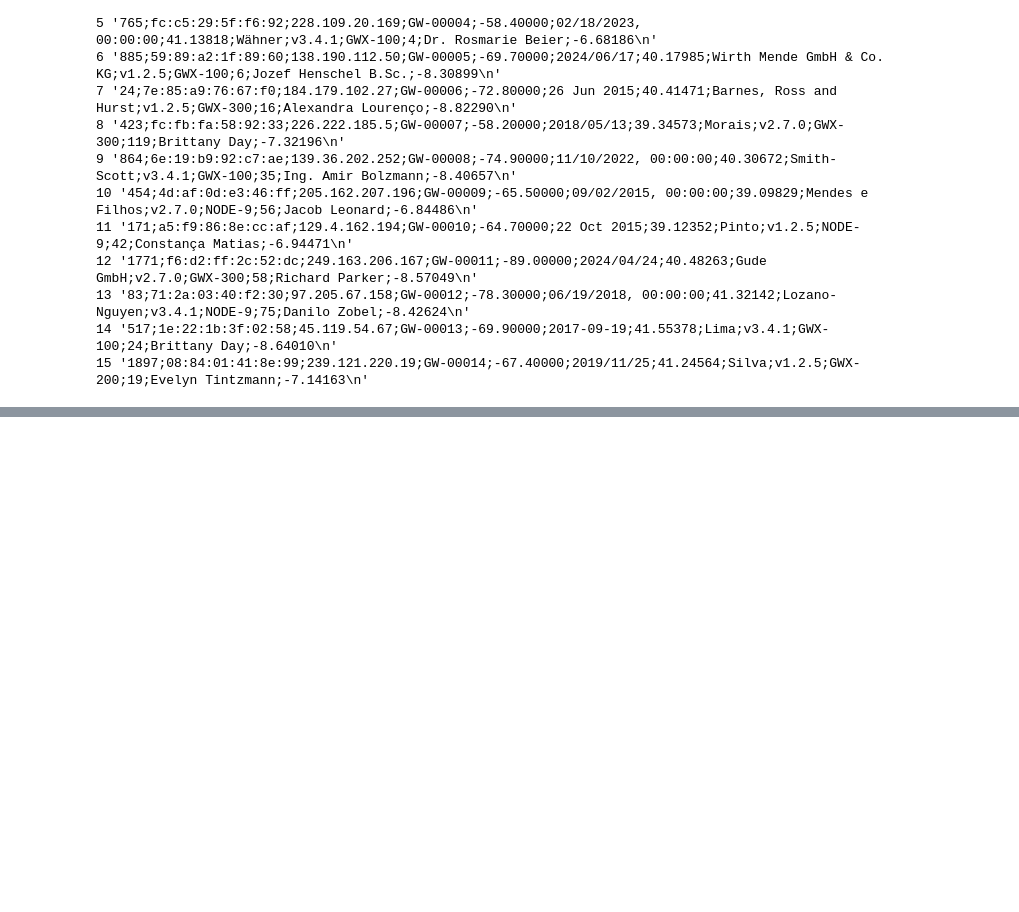
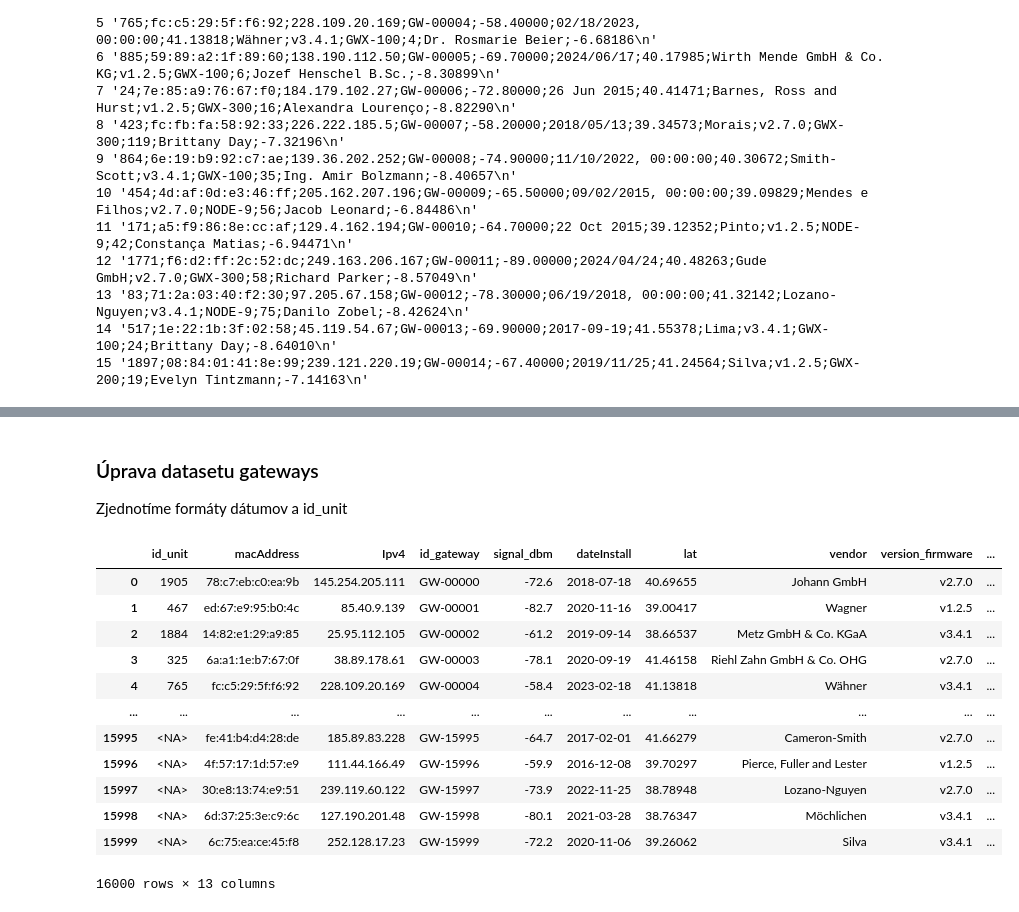
Before and after one commit to kavonada/IAU_zadanie, a Jupyter notebook: projekt.ipynb, the cells around one changed output, grey strips where cells are left out. Drawn from its saved outputs; the diff is of its cells as text; code cells hidden in the pictures; blank space fills up the shorter version.

```diff
--- a/projekt.ipynb
+++ b/projekt.ipynb
@@ -141,0 +249,21 @@ with open("data/gateways.csv", "r", encoding="utf-8", errors="replace") as f:
+# %% [markdown]
+### Úprava datasetu gateways
+Zjednotíme formáty dátumov a id_unit
+# %%
+gateways_data['dateInstall'] = pd.to_datetime(gateways_data['dateInstall'], format='mixed', errors='coerce')
+gateways_data['id_unit'] = (gateways_data['id_unit'].astype(str).str.extract(r'(\d+)')[0].astype('Int64'))
+gateways_data
+# %% [output]
+|  | id_unit | macAddress | Ipv4 | id_gateway | signal_dbm | dateInstall | lat | vendor | version_firmware | ... |
+| 0 | 1905 | 78:c7:eb:c0:ea:9b | 145.254.205.111 | GW-00000 | -72.6 | 2018-07-18 | 40.69655 | Johann GmbH | v2.7.0 | ... |
+| 1 | 467 | ed:67:e9:95:b0:4c | 85.40.9.139 | GW-00001 | -82.7 | 2020-11-16 | 39.00417 | Wagner | v1.2.5 | ... |
+| 2 | 1884 | 14:82:e1:29:a9:85 | 25.95.112.105 | GW-00002 | -61.2 | 2019-09-14 | 38.66537 | Metz GmbH & Co. KGaA | v3.4.1 | ... |
+| 3 | 325 | 6a:a1:1e:b7:67:0f | 38.89.178.61 | GW-00003 | -78.1 | 2020-09-19 | 41.46158 | Riehl Zahn GmbH & Co. OHG | v2.7.0 | ... |
+| 4 | 765 | fc:c5:29:5f:f6:92 | 228.109.20.169 | GW-00004 | -58.4 | 2023-02-18 | 41.13818 | Wähner | v3.4.1 | ... |
+| ... | ... | ... | ... | ... | ... | ... | ... | ... | ... | ... |
+| 15995 | <NA> | fe:41:b4:d4:28:de | 185.89.83.228 | GW-15995 | -64.7 | 2017-02-01 | 41.66279 | Cameron-Smith | v2.7.0 | ... |
+| 15996 | <NA> | 4f:57:17:1d:57:e9 | 111.44.166.49 | GW-15996 | -59.9 | 2016-12-08 | 39.70297 | Pierce, Fuller and Lester | v1.2.5 | ... |
+| 15997 | <NA> | 30:e8:13:74:e9:51 | 239.119.60.122 | GW-15997 | -73.9 | 2022-11-25 | 38.78948 | Lozano-Nguyen | v2.7.0 | ... |
+| 15998 | <NA> | 6d:37:25:3e:c9:6c | 127.190.201.48 | GW-15998 | -80.1 | 2021-03-28 | 38.76347 | Möchlichen | v3.4.1 | ... |
+| 15999 | <NA> | 6c:75:ea:ce:45:f8 | 252.128.17.23 | GW-15999 | -72.2 | 2020-11-06 | 39.26062 | Silva | v3.4.1 | ... |
+16000 rows × 13 columns
```
Also changed, not shown: parts of 19 cells of this notebook.
